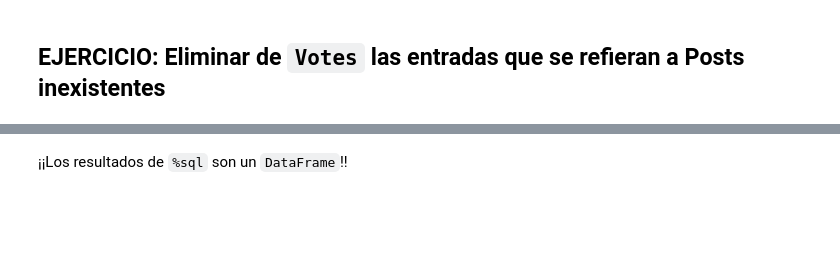
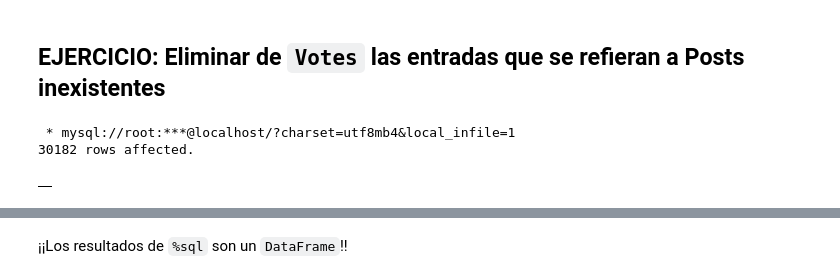
Before and after one commit to alvumu/BDGE, a Jupyter notebook: sql/sesion1.ipynb, the cells around one changed output, grey strips where cells are left out. Cells and saved outputs as stored; diff of their text form; code cells hidden in the pictures; blank space fills up the shorter version.

```diff
--- a/sql/sesion1.ipynb
+++ b/sql/sesion1.ipynb
@@ -444,7 +611,11 @@ LIMIT 1000
 ## EJERCICIO: Eliminar de `Votes` las entradas que se refieran a Posts inexistentes
 # %%
 %%sql
--- DELETE FROM Votes WHERE ...;
+DELETE FROM Votes WHERE PostId NOT IN (select Id from Posts);
+# %% [output]
+ * mysql://root:***@localhost/?charset=utf8mb4&local_infile=1
+30182 rows affected.
+|  |
 # %%
 %%sql
 -- Y ahora sí
```
Also changed, not shown: parts of 41 cells of this notebook.
